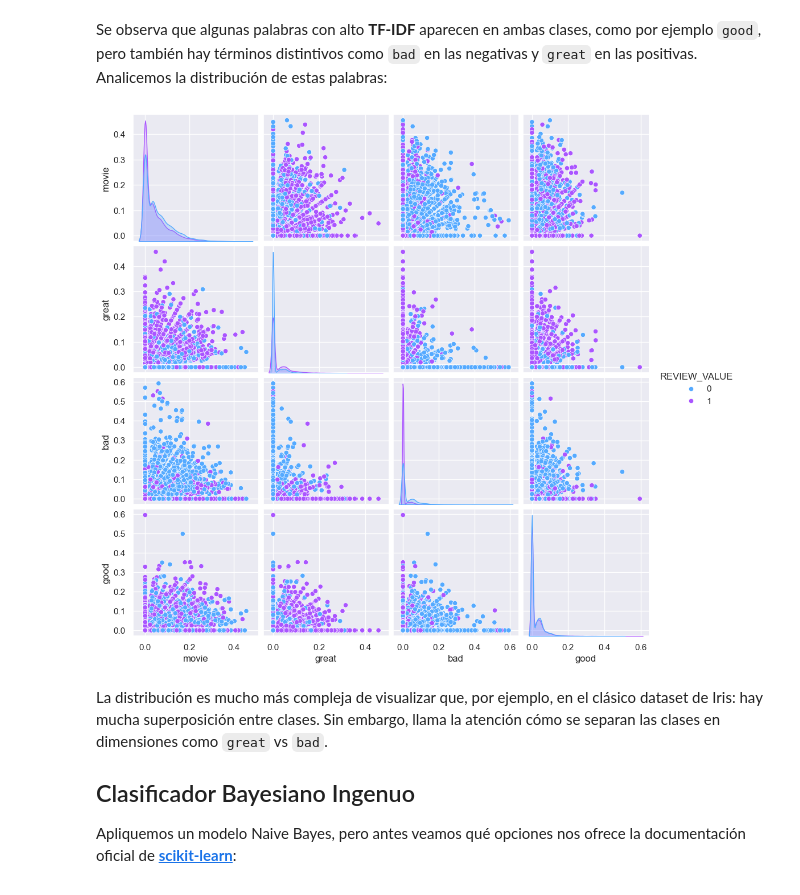
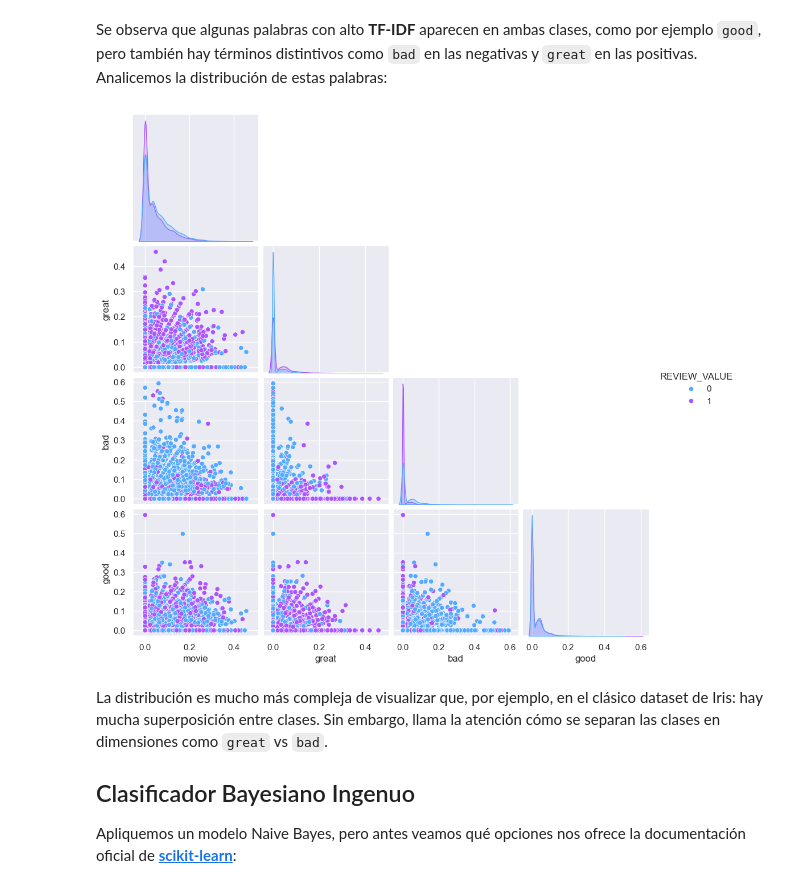
Before and after one commit to FIUBA-Posgrado-Inteligencia-Artificial/intro_ia, a Jupyter notebook: clase6/jupyter_notebooks/2-clasificador bayesiano ingenuo.ipynb, the cells around one changed output. Cells and saved outputs as stored; diff of their text form; code cells hidden in the pictures.

```diff
--- a/clase6/jupyter_notebooks/2-clasificador bayesiano ingenuo.ipynb
+++ b/clase6/jupyter_notebooks/2-clasificador bayesiano ingenuo.ipynb
@@ -107,10 +107,10 @@ Se observa que algunas palabras con alto **TF-IDF** aparecen en ambas clases, co
 # %%
 col_sel = ["movie", "great", "bad", "good", "REVIEW_VALUE"]
 dataset_visualization = dataset[col_sel]
 
-sns.pairplot(data=dataset_visualization, diag_kind="kde", hue="REVIEW_VALUE", palette="cool");
+sns.pairplot(data=dataset_visualization, diag_kind="kde", hue="REVIEW_VALUE", palette="cool", corner=True);
 # %% [output]
-[figure, old version]
+[figure, new version]
 # %% [markdown]
 La distribución es mucho más compleja de visualizar que, por ejemplo, en el clásico dataset de Iris: hay mucha superposición entre clases. Sin embargo, llama la atención cómo se separan las clases en dimensiones como `great` vs `bad`.
 
```
Also changed, not shown: parts of 1 cell of this notebook, 7 other files.
